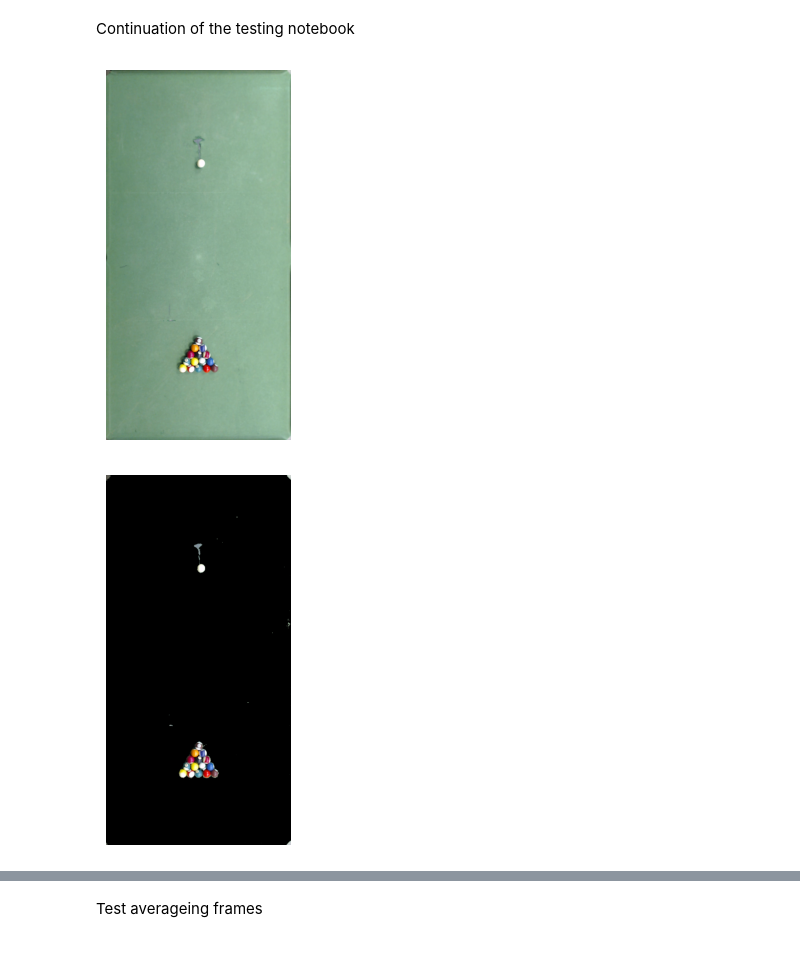
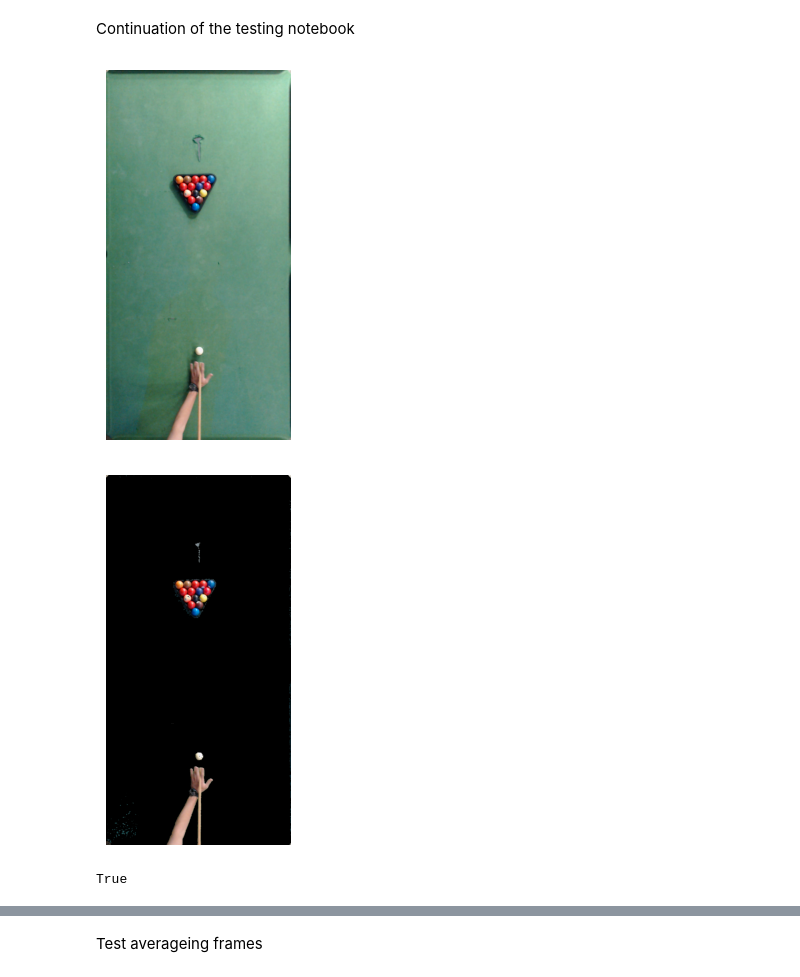
Before and after one commit to yoavstrugo/PerfectSwish, a Jupyter notebook: perfectswish/object_detection/balls_detection.ipynb, the cells around one changed output, grey strips where cells are left out. Drawn from its saved outputs; the diff is of its cells as text; code cells hidden in the pictures.

```diff
--- a/perfectswish/object_detection/balls_detection.ipynb
+++ b/perfectswish/object_detection/balls_detection.ipynb
@@ -39,32 +39,44 @@ def draw_circles(image, circles):
     return image
 # %%
 
-video_path = r"detect_objects_test_images\test_video.mp4"
+video_path = r"detect_objects_test_images\full_balls_no_green.mp4"
 cap = cv2.VideoCapture(video_path)
 ret, frame = cap.read()
 cap.release()
 
-rect = [61, 944, 91, 68, 1860, 38, 1890, 937]
+rect = [72, 972, 105, 127, 1800, 152, 1817, 1005]
 cropped_image = transform_board(frame, rect)
 show_im(cropped_image)
 # %% [output]
-[figure, old version]
+[figure, new version]
 # %%
 # remove green from the image
 import copy
-def remove_green(_image):
+
+
+def remove_green(_image, new_color = [0, 0, 0]):
     image = copy.deepcopy(_image)
     hsv = cv2.cvtColor(image, cv2.COLOR_BGR2HSV)
-    lower_green = np.array([40, 40, 40])
-    upper_green = np.array([80, 255, 255])
+    lower_green = np.array([35, 0, 0])
+    upper_green = np.array([90, 255, 255])
     mask = cv2.inRange(hsv, lower_green, upper_green)
-    image[mask == 255] = [0, 0, 0]
+    image[mask == 255] = new_color
     return image
 
 
+
 show_im(remove_green(cropped_image))
 # %% [output]
-[figure, old version]
+[figure, new version]
+# %%
+image = remove_green(cropped_image)
+hsv = cv2.cvtColor(image, cv2.COLOR_BGR2HSV)
+value = 42  #whatever value you want to add
+hsv[:, :, 2] = 150
+image = cv2.cvtColor(hsv, cv2.COLOR_HSV2BGR)
+cv2.imwrite('testyaala.png', image)
+# %% [output]
+True
 # %%
 # for every white pixel, set the pixel to the average of the surrounding pixels
 def remove_white(image):
```
Also changed, not shown: parts of 9 cells of this notebook, 4 other files.
